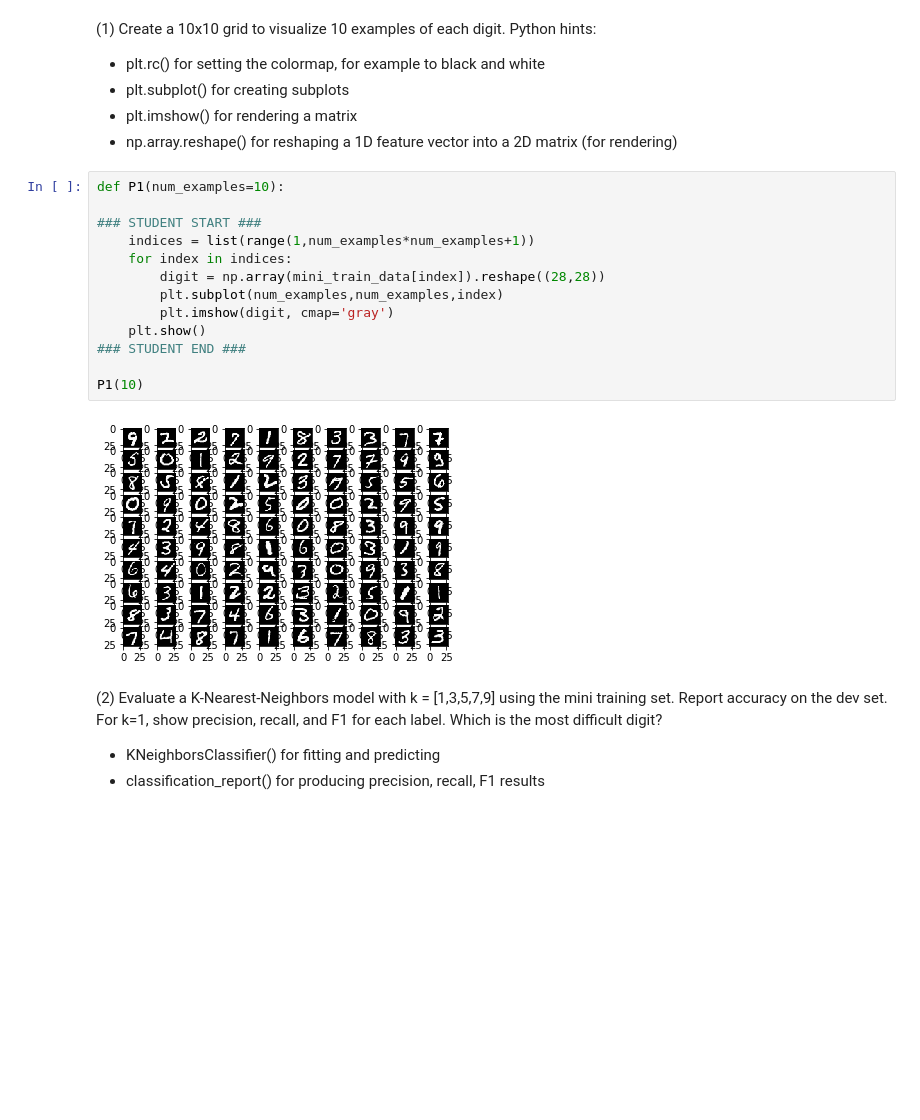
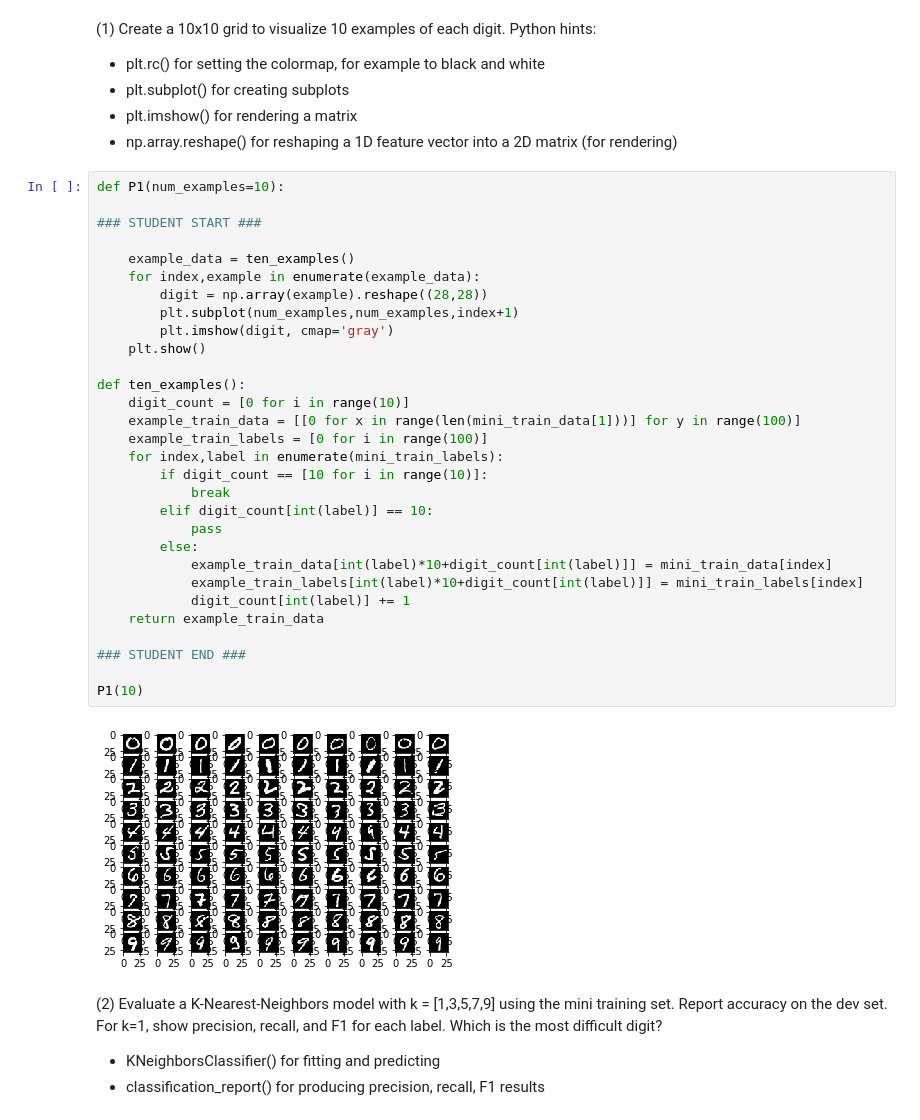
Before and after one commit to danonprice/w207_project1, a Jupyter notebook: dan_price_p1.ipynb, the cells around one changed output. Drawn from its saved outputs; the diff is of its cells as text; blank space fills up the shorter version.

```diff
--- a/dan_price_p1.ipynb
+++ b/dan_price_p1.ipynb
@@ -67,21 +67,38 @@ label shape: (70000,)
 - plt.subplot() for creating subplots
 - plt.imshow() for rendering a matrix
 - np.array.reshape() for reshaping a 1D feature vector into a 2D matrix (for rendering)
-# %%
-def P1(num_examples=10):
-
-### STUDENT START ###
-    indices = list(range(1,num_examples*num_examples+1))
-    for index in indices:
-        digit = np.array(mini_train_data[index]).reshape((28,28))
-        plt.subplot(num_examples,num_examples,index)
-        plt.imshow(digit, cmap='gray')
-    plt.show()
-### STUDENT END ###
-
-P1(10)
-# %% [output]
-[figure, removed]
+# %%
+def P1(num_examples=10):
+
+### STUDENT START ###
+
+    example_data = ten_examples()
+    for index,example in enumerate(example_data):
+        digit = np.array(example).reshape((28,28))
+        plt.subplot(num_examples,num_examples,index+1)
+        plt.imshow(digit, cmap='gray')
+    plt.show()
+
+def ten_examples():
+    digit_count = [0 for i in range(10)]
+    example_train_data = [[0 for x in range(len(mini_train_data[1]))] for y in range(100)]
+    example_train_labels = [0 for i in range(100)]
+    for index,label in enumerate(mini_train_labels):
+        if digit_count == [10 for i in range(10)]:
+            break
+        elif digit_count[int(label)] == 10:
+            pass
+        else:
+            example_train_data[int(label)*10+digit_count[int(label)]] = mini_train_data[index]
+            example_train_labels[int(label)*10+digit_count[int(label)]] = mini_train_labels[index]
+            digit_count[int(label)] += 1
+    return example_train_data
+
+### STUDENT END ###
+
+P1(10)
+# %% [output]
+[figure, added]
 # %% [markdown]
 (2) Evaluate a K-Nearest-Neighbors model with k = [1,3,5,7,9] using the mini training set. Report accuracy on the dev set. For k=1, show precision, recall, and F1 for each label. Which is the most difficult digit?
 
```
Also changed, not shown: parts of 2 cells of this notebook.
